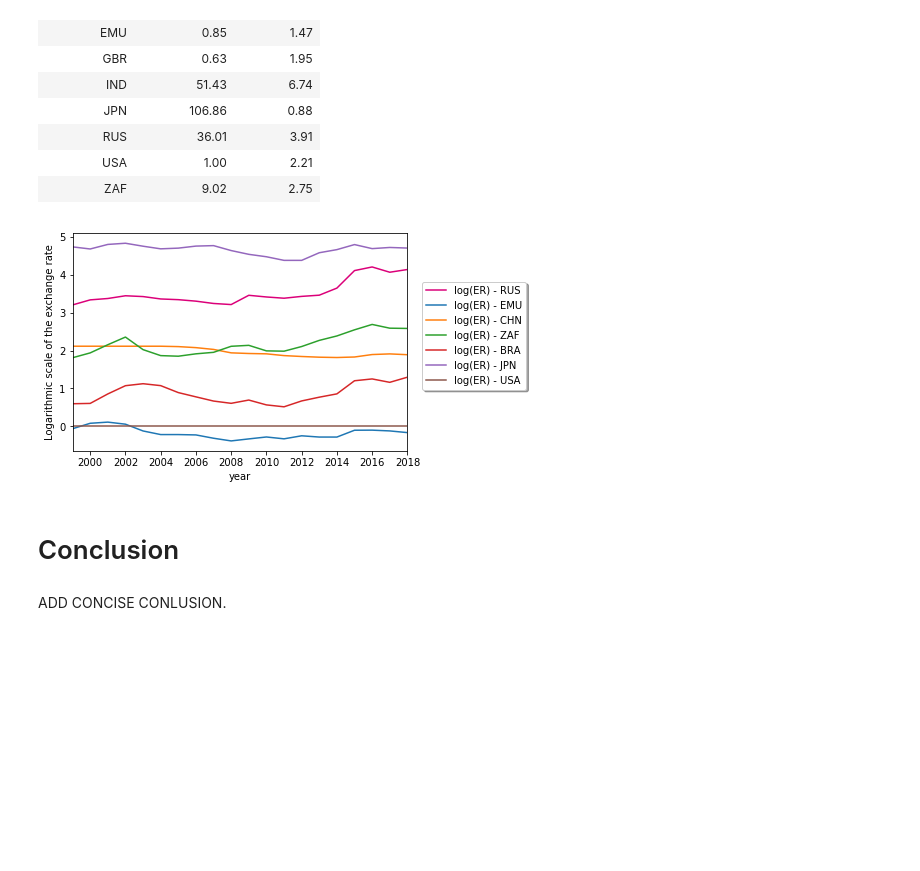
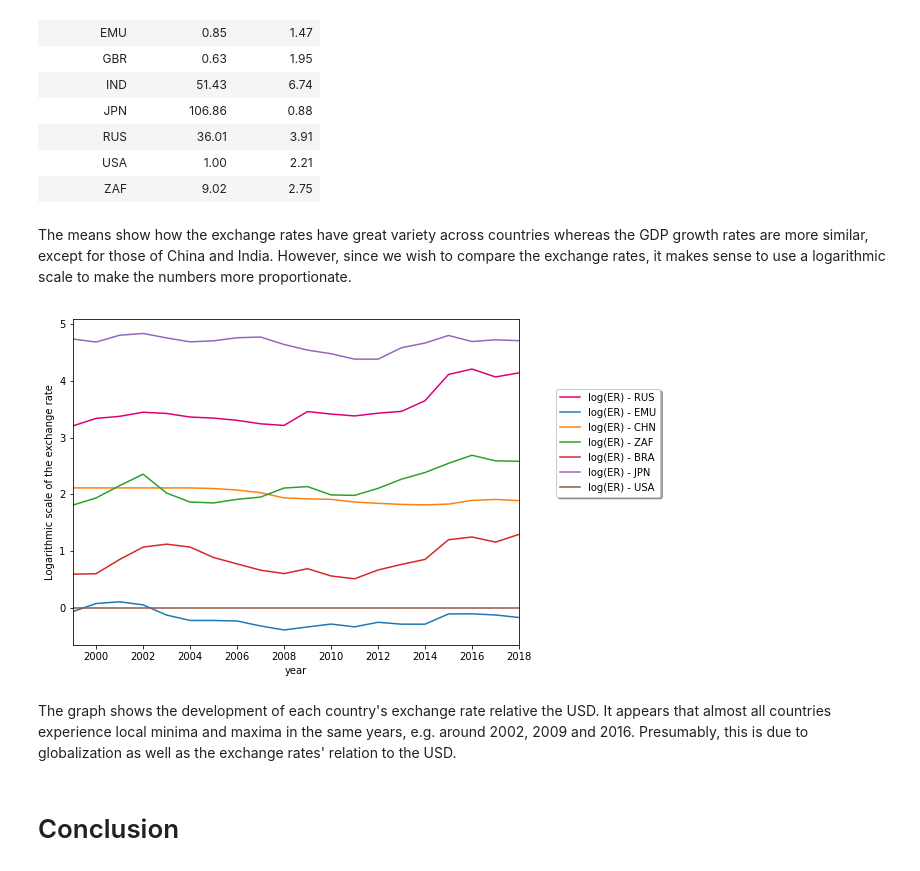
Before and after one commit to NumEconCopenhagen/projects-2020-matrixgymnasterne, a Jupyter notebook: dataproject/dataproject.ipynb, the cells around one changed output. Saved outputs shown, nothing was run; the diff lists cells and outputs as text; code cells hidden in the pictures; blank space fills up the shorter version.

```diff
--- a/dataproject/dataproject.ipynb
+++ b/dataproject/dataproject.ipynb
@@ -300,32 +308,36 @@ mergedmean.head(10)
 | RUS | 36.01 | 3.91 |
 | USA | 1.00 | 2.21 |
 | ZAF | 9.02 | 2.75 |
+# %% [markdown]
+The means show how the exchange rates have great variety across countries whereas the GDP growth rates are more similar, except for those of China and India. However, since we wish to compare the exchange rates, it makes sense to use a logarithmic scale to make the numbers more proportionate.
 # %%
+#We extract the benchmark data from the US
 mergedUSA = merged.loc[merged['Country_Code'] == 'USA', :]
 
+#The exchange rates are converted to logarithmic form
 mergedRUS['log(ER) - RUS'] = np.log(mergedRUS['Exchange_rate'])
 mergedEMU['log(ER) - EMU'] = np.log(mergedEMU['Exchange_rate'])
 mergedCHN['log(ER) - CHN'] = np.log(mergedCHN['Exchange_rate'])
 mergedZAF['log(ER) - ZAF'] = np.log(mergedZAF['Exchange_rate'])
 mergedBRA['log(ER) - BRA'] = np.log(mergedBRA['Exchange_rate'])
 mergedJPN['log(ER) - JPN'] = np.log(mergedJPN['Exchange_rate'])
 mergedUSA['log(ER) - USA'] = np.log(mergedUSA['Exchange_rate'])
 
-
+#The countries' logarithmic exchange rates are plotted to compare their development
 ax = plt.gca()
-mergedRUS.plot(x='year', y='log(ER) - RUS', ax=ax, color='#db0079')
+mergedRUS.plot(x='year', y='log(ER) - RUS', ax=ax, color='#db0079', figsize=(8,6))
 mergedEMU.plot(x='year', y='log(ER) - EMU', ax=ax)
 mergedCHN.plot(x='year', y='log(ER) - CHN', ax=ax)
 mergedZAF.plot(x='year', y='log(ER) - ZAF', ax=ax)
 mergedBRA.plot(x='year', y='log(ER) - BRA', ax=ax)
 mergedJPN.plot(x='year', y='log(ER) - JPN', ax=ax)
 mergedUSA.plot(x='year', y='log(ER) - USA', ax=ax)
 ax.legend(loc='upper center', bbox_to_anchor=(1.2, 0.8), shadow=True, ncol=1)
 ax.set_ylabel("Logarithmic scale of the exchange rate")
 ax.xaxis.set_major_locator(MaxNLocator(integer=True))
 # %% [output]
-[figure, old version]
+[figure, new version]
+# %% [markdown]
+The graph shows the development of each country's exchange rate relative the USD. It appears that almost all countries experience local minima and maxima in the same years, e.g. around 2002, 2009 and 2016. Presumably, this is due to globalization as well as the exchange rates' relation to the USD.
 # %% [markdown]
 # Conclusion
-# %% [markdown]
-ADD CONCISE CONLUSION.
```
Also changed, not shown: parts of 10 cells of this notebook, 1 other file.
